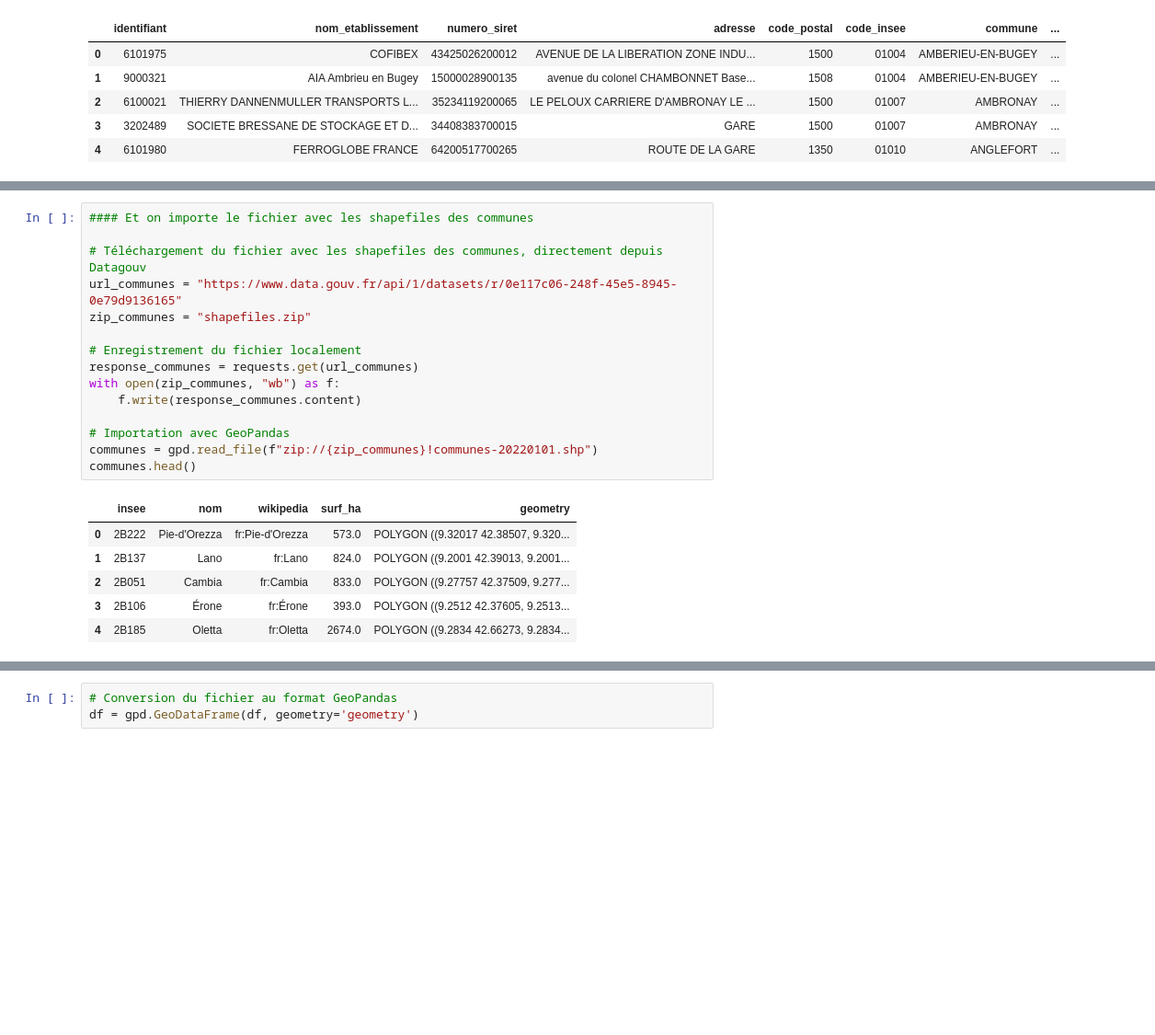
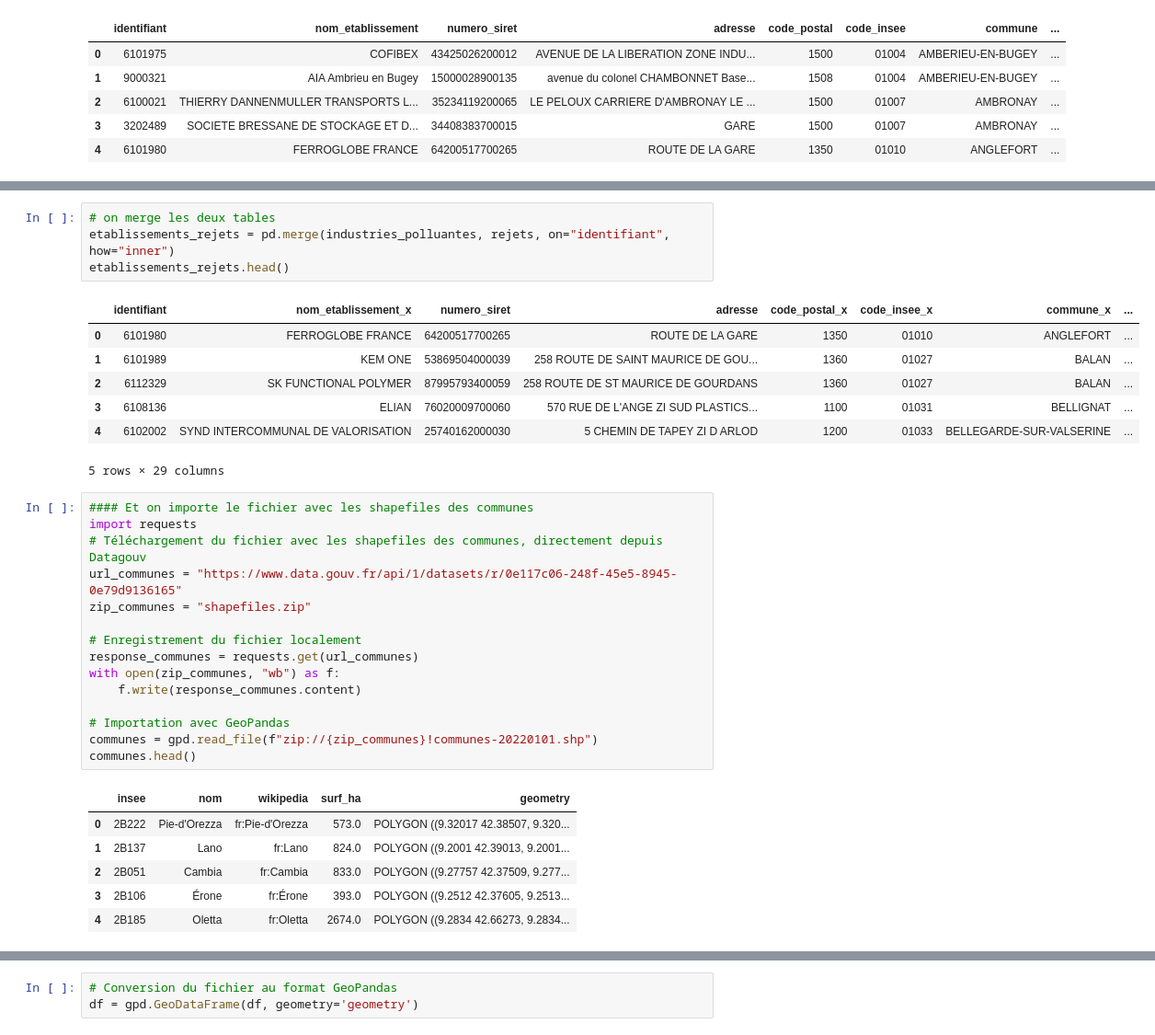
Before and after one commit to aurelianmoge/Projet-Python---ENSAE-2025, a Jupyter notebook: essai_juliette.ipynb, the cells around one changed output, grey strips where cells are left out. Shown at 92% size. Cells and saved outputs as stored; diff of their text form; blank space fills up the shorter version.

```diff
--- a/essai_juliette.ipynb
+++ b/essai_juliette.ipynb
@@ -59,6 +72,18 @@ industries_polluantes.head()
+# %%
+# on merge les deux tables
+etablissements_rejets = pd.merge(industries_polluantes, rejets, on="identifiant", how="inner")
+etablissements_rejets.head()
+# %% [output]
+|  | identifiant | nom_etablissement_x | numero_siret | adresse | code_postal_x | code_insee_x | commune_x | ... |
+| 0 | 6101980 | FERROGLOBE FRANCE | 64200517700265 | ROUTE DE LA GARE | 1350 | 01010 | ANGLEFORT | ... |
+| 1 | 6101989 | KEM ONE | 53869504000039 | 258 ROUTE DE SAINT MAURICE DE GOU... | 1360 | 01027 | BALAN | ... |
+| 2 | 6112329 | SK FUNCTIONAL POLYMER | 87995793400059 | 258 ROUTE DE ST MAURICE DE GOURDANS | 1360 | 01027 | BALAN | ... |
+| 3 | 6108136 | ELIAN | 76020009700060 | 570 RUE DE L'ANGE ZI SUD PLASTICS... | 1100 | 01031 | BELLIGNAT | ... |
+| 4 | 6102002 | SYND INTERCOMMUNAL DE VALORISATION | 25740162000030 | 5 CHEMIN DE TAPEY ZI D ARLOD | 1200 | 01033 | BELLEGARDE-SUR-VALSERINE | ... |
+5 rows × 29 columns
 # %%
 #### Et on importe le fichier avec les shapefiles des communes
-
+import requests
 # Téléchargement du fichier avec les shapefiles des communes, directement depuis Datagouv
 url_communes = "https://www.data.gouv.fr/api/1/datasets/r/0e117c06-248f-45e5-8945-0e79d9136165"
 zip_communes = "shapefiles.zip"
```
Also changed, not shown: parts of 5 cells of this notebook.
